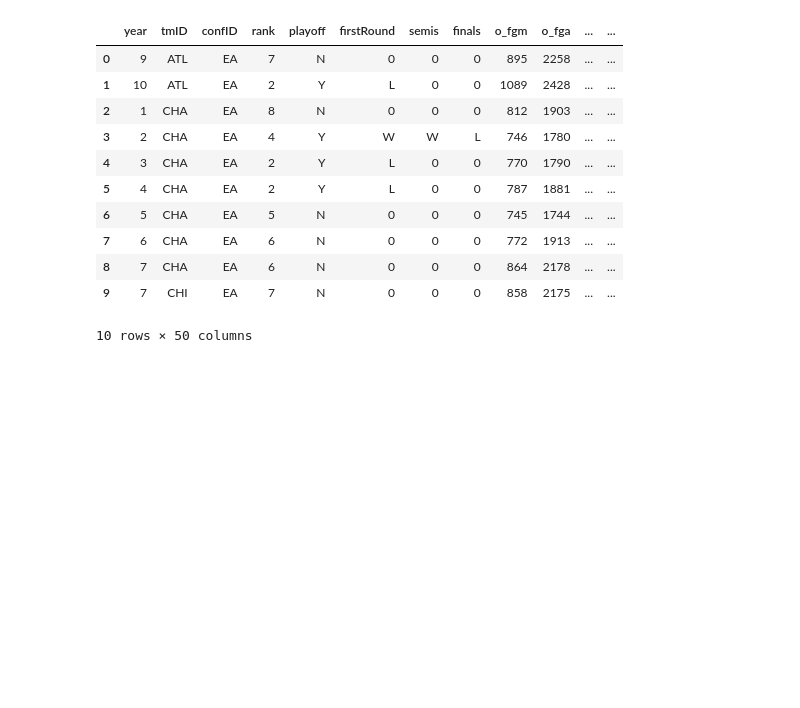
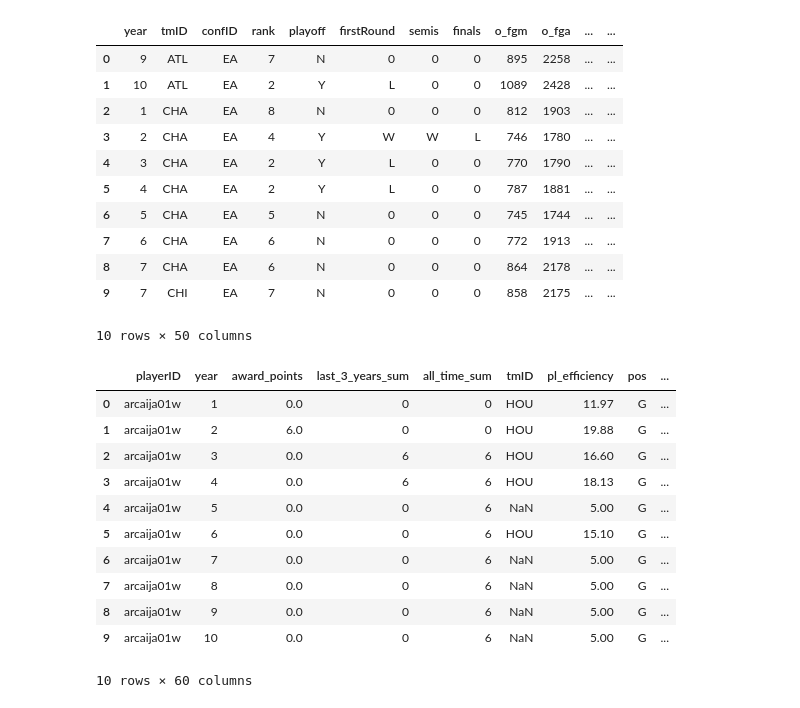
Before and after one commit to jmisidro/FEUP_ML, a Jupyter notebook: src/preparation.ipynb, the cells around one changed output. Saved outputs shown, nothing was run; the diff lists cells and outputs as text; code cells hidden in the pictures; blank space fills up the shorter version.

```diff
--- a/src/preparation.ipynb
+++ b/src/preparation.ipynb
@@ -414,6 +399,24 @@ teams_all.head(10)
 | 8 | 7 | CHA | EA | 6 | N | 0 | 0 | 0 | 864 | 2178 | ... | ... |
 | 9 | 7 | CHI | EA | 7 | N | 0 | 0 | 0 | 858 | 2175 | ... | ... |
 10 rows × 50 columns
+# %%
+# merge with teams
+merged_result = merged_result.merge(teams_all, on=['tmID', 'year'], how='left')
+merged_result.describe()
+merged_result.head(10)
+# %% [output]
+|  | playerID | year | award_points | last_3_years_sum | all_time_sum | tmID | pl_efficiency | pos | ... |
+| 0 | arcaija01w | 1 | 0.0 | 0 | 0 | HOU | 11.97 | G | ... |
+| 1 | arcaija01w | 2 | 6.0 | 0 | 0 | HOU | 19.88 | G | ... |
+| 2 | arcaija01w | 3 | 0.0 | 6 | 6 | HOU | 16.60 | G | ... |
+| 3 | arcaija01w | 4 | 0.0 | 6 | 6 | HOU | 18.13 | G | ... |
+| 4 | arcaija01w | 5 | 0.0 | 0 | 6 | NaN | 5.00 | G | ... |
+| 5 | arcaija01w | 6 | 0.0 | 0 | 6 | HOU | 15.10 | G | ... |
+| 6 | arcaija01w | 7 | 0.0 | 0 | 6 | NaN | 5.00 | G | ... |
+| 7 | arcaija01w | 8 | 0.0 | 0 | 6 | NaN | 5.00 | G | ... |
+| 8 | arcaija01w | 9 | 0.0 | 0 | 6 | NaN | 5.00 | G | ... |
+| 9 | arcaija01w | 10 | 0.0 | 0 | 6 | NaN | 5.00 | G | ... |
+10 rows × 60 columns
 # %%
 # Add average height of the team
 merged_result['avg_height'] = merged_result.groupby(['year', 'tmID'])['height'].transform('mean')
```
Also changed, not shown: parts of 10 cells of this notebook, 8 other files.
